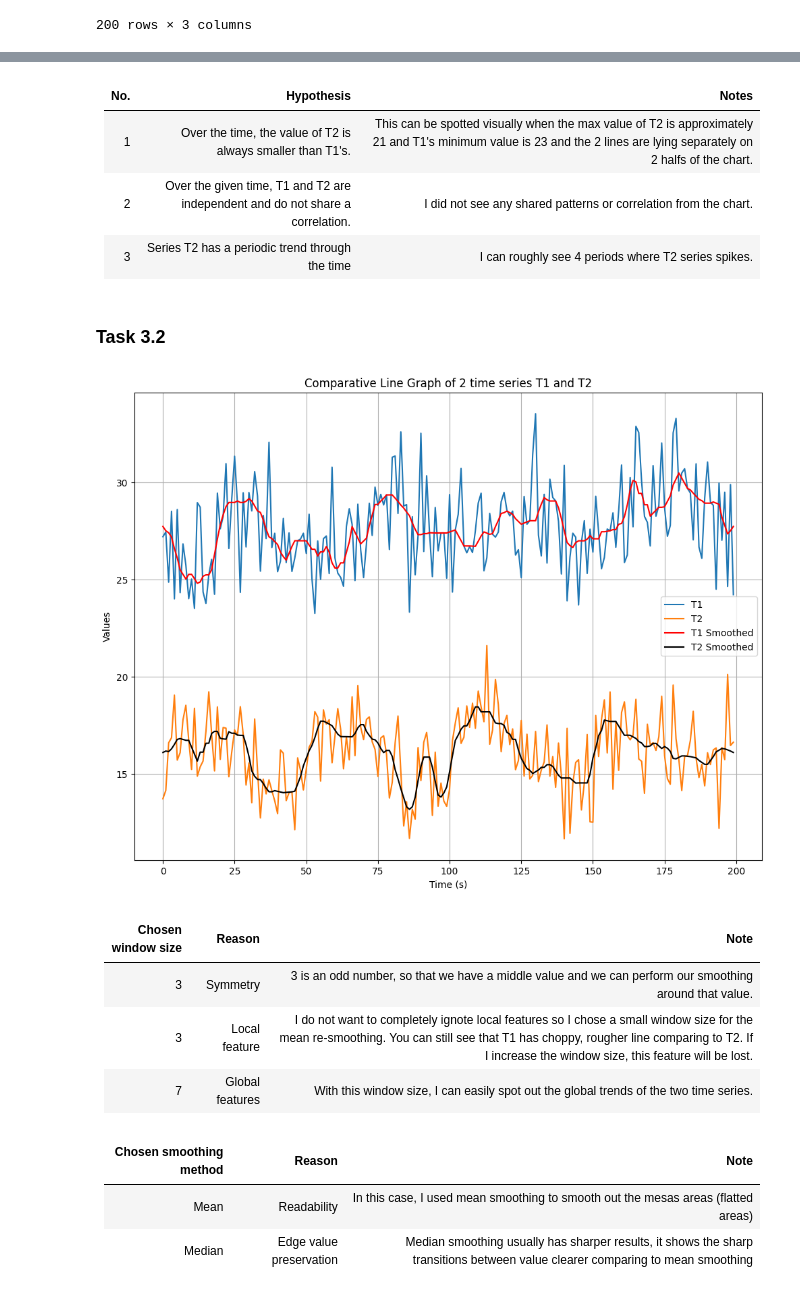
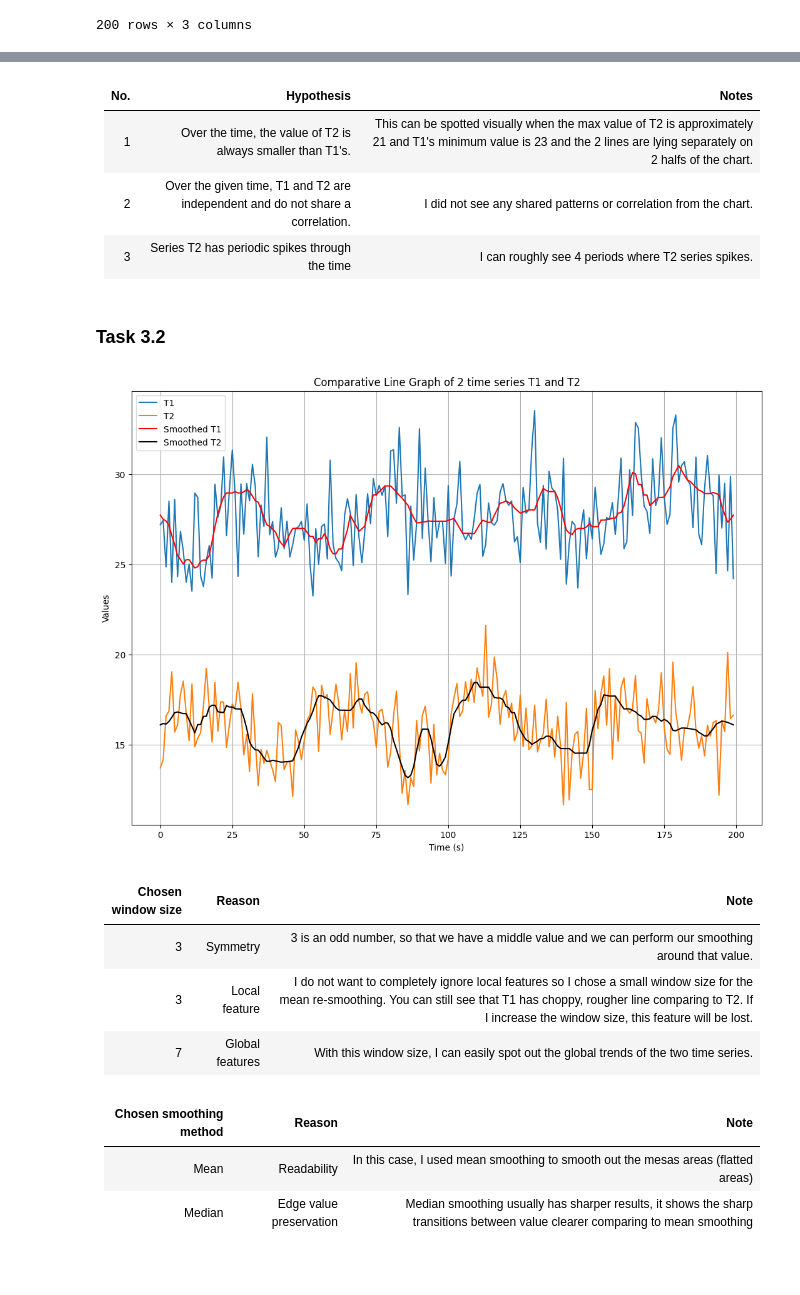
Before and after one commit to mpn1008/RM_assignments, a Jupyter notebook: RM_A03_Group_B/RM_A03_Group.ipynb, the cells around one changed output, grey strips where cells are left out. Drawn from its saved outputs; the diff is of its cells as text; code cells hidden in the pictures; blank space fills up the shorter version.

```diff
--- a/RM_A03_Group_B/RM_A03_Group.ipynb
+++ b/RM_A03_Group_B/RM_A03_Group.ipynb
@@ -116,6 +115,7 @@ from scipy.signal import savgol_filter
 ### TASK 3.1
 # %%
 # Load data from file
+plt.rcParams['figure.figsize'] = [13,9]
 df = pd.read_csv("data/A03_data.csv", header = 1)
 df.columns = ['Time', 'T1', 'T2']
 print("\nNumber of columns in the DataFrame:", len(df.columns))
@@ -155,44 +155,44 @@ plt.show()
 |----------|-----------------------------------------------------------------------|----------------------------------------------------------------------|
 | 1        | Over the time, the value of T2 is always smaller than T1's.| This can be spotted visually when the max value of T2 is approximately 21 and T1's minimum value is 23 and the 2 lines are lying separately on 2 halfs of the chart.|
 | 2        | Over the given time, T1 and T2 are independent and do not share a correlation. | I did not see any shared patterns or correlation from the chart. |
-| 3        | Series T2 has a periodic trend through the time | I can roughly see 4 periods where T2 series spikes.|
+| 3        | Series T2 has periodic spikes through the time | I can roughly see 4 periods where T2 series spikes.|
 # %% [markdown]
 ### Task 3.2
 # %%
 def mean_smoothing(data, window_size):
     res = data.rolling(window=window_size, center=True).mean()
     return res.replace(np.nan, data.mean()) #Replacing Nan with the total's mean value
 
 def median_smoothing(data, window_size):
     res = data.rolling(window=window_size, center=True).median()
     return res.replace(np.nan, data.median()) #Replacing Nan with the total's median value
 
 df['T1_resmooth'] =  mean_smoothing(median_smoothing(df['T1'], 7), 3)
 df['T2_resmooth'] =  mean_smoothing(median_smoothing(df['T2'], 7), 3)
 
 
-plt.figure(figsize=(12, 9))
+# plt.figure(figsize=(12, 9))
 indices = list(range(len(df['T1'])))
 plt.plot(df['T1'], label='T1')
 plt.plot(df['T2'], label='T2')
 
 plt.plot(indices, df['T1_resmooth'], label='Smoothed T1', color='red')
 plt.plot(indices, df['T2_resmooth'], label='Smoothed T2', color='black')
 
 
 plt.title('Comparative Line Graph of 2 time series T1 and T2')
 plt.xlabel('Time (s)')
 plt.ylabel('Values')
 plt.legend()
 plt.grid()
 plt.show()
 # %% [output]
-[figure, old version]
+[figure, new version]
 # %% [markdown]
 | Chosen window size | Reason               | Note |
 |--------------------|----------------------|-------|
 | 3      | Symmetry | 3 is an odd number, so that we have a middle value and we can perform our smoothing around that value.|
-| 3      | Local feature | I do not want to completely ignote local features so I chose a small window size for the mean re-smoothing. You can still see that T1 has choppy, rougher line comparing to T2. If I increase the window size, this feature will be lost.|
+| 3      | Local feature | I do not want to completely ignore local features so I chose a small window size for the mean re-smoothing. You can still see that T1 has choppy, rougher line comparing to T2. If I increase the window size, this feature will be lost.|
 | 7      | Global features | With this window size, I can easily spot out the global trends of the two time series.|
 # %% [markdown]
 | Chosen smoothing method | Reason               | Note |
```
Also changed, not shown: parts of 11 cells of this notebook.
